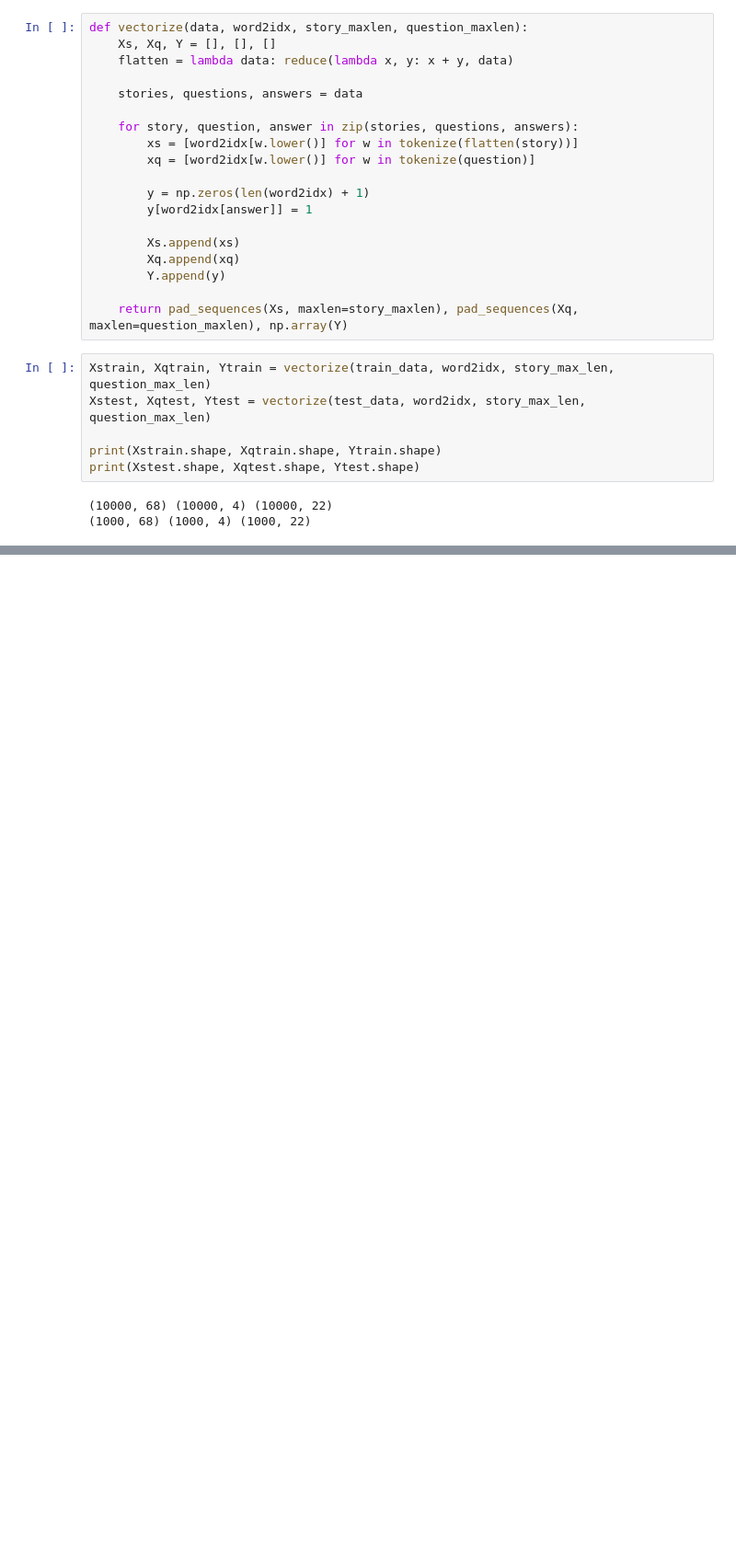
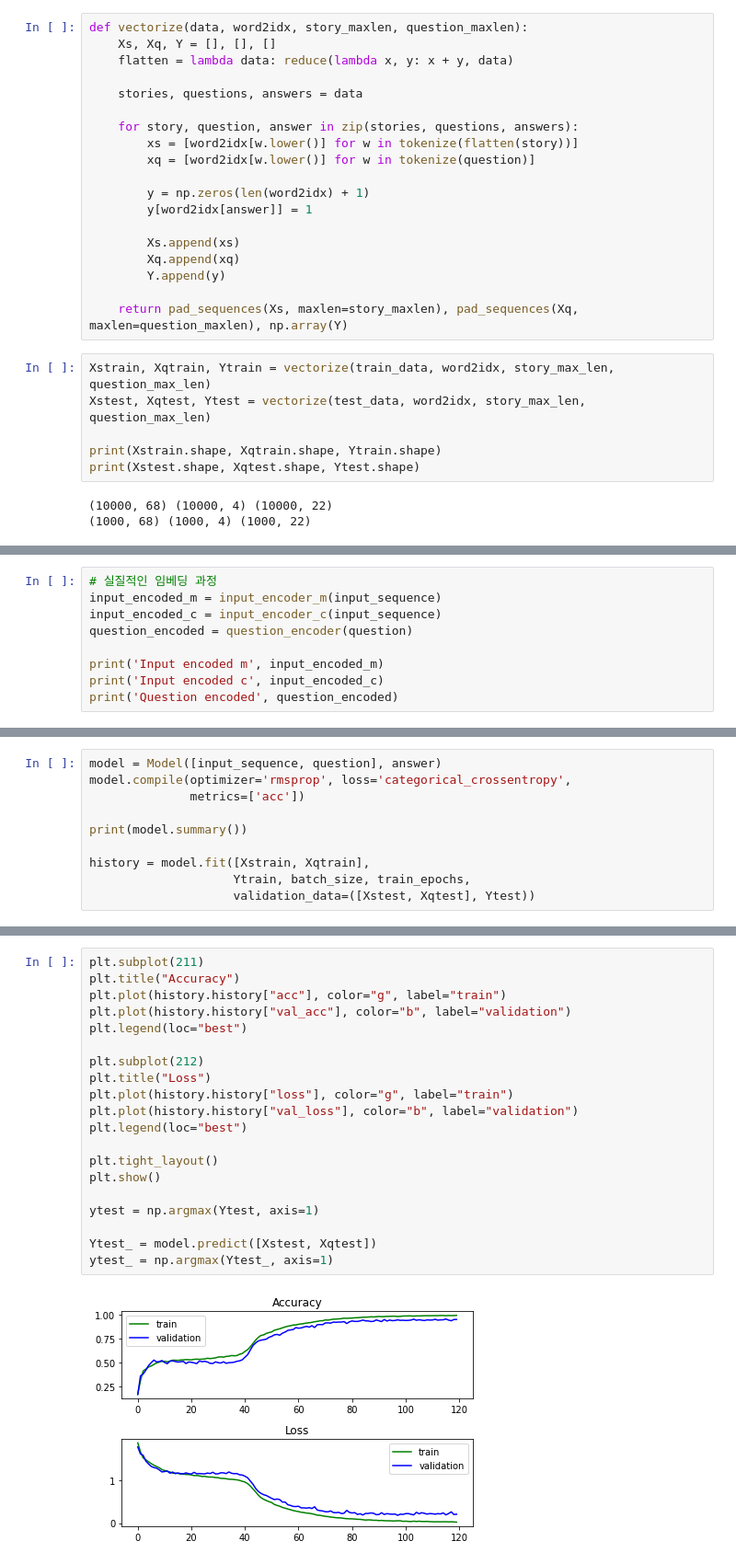
Before and after one commit to godpeny/laboratory, a Jupyter notebook: Study/NLP_Using_Deep_Learning/Question_Answering/memory_network.ipynb, the cells around one changed output, grey strips where cells are left out. Shown: that part at 92% size. Drawn from its saved outputs; the diff is of its cells as text; blank space fills up the shorter version.

Commit message:
study: [GSMSEPLC-21] Studying "NLP using Deep Learning" : finishing 'memory_network' example in "Question_Answering" ---  - finishing 'memory_network' example in "Question_Answering".

```diff
--- a/Study/NLP_Using_Deep_Learning/Question_Answering/memory_network.ipynb
+++ b/Study/NLP_Using_Deep_Learning/Question_Answering/memory_network.ipynb
@@ -131,0 +172,9 @@ print(Xstest.shape, Xqtest.shape, Ytest.shape)
+# %%
+# 실질적인 임베딩 과정
+input_encoded_m = input_encoder_m(input_sequence)
+input_encoded_c = input_encoder_c(input_sequence)
+question_encoded = question_encoder(question)
+
+print('Input encoded m', input_encoded_m)
+print('Input encoded c', input_encoded_c)
+print('Question encoded', question_encoded)
@@ -131,0 +209,10 @@ print(Xstest.shape, Xqtest.shape, Ytest.shape)
+# %%
+model = Model([input_sequence, question], answer)
+model.compile(optimizer='rmsprop', loss='categorical_crossentropy',
+              metrics=['acc'])
+
+print(model.summary())
+
+history = model.fit([Xstrain, Xqtrain],
+                    Ytrain, batch_size, train_epochs,
+                    validation_data=([Xstest, Xqtest], Ytest))
@@ -131,0 +237,22 @@ print(Xstest.shape, Xqtest.shape, Ytest.shape)
+# %%
+plt.subplot(211)
+plt.title("Accuracy")
+plt.plot(history.history["acc"], color="g", label="train")
+plt.plot(history.history["val_acc"], color="b", label="validation")
+plt.legend(loc="best")
+
+plt.subplot(212)
+plt.title("Loss")
+plt.plot(history.history["loss"], color="g", label="train")
+plt.plot(history.history["val_loss"], color="b", label="validation")
+plt.legend(loc="best")
+
+plt.tight_layout()
+plt.show()
+
+ytest = np.argmax(Ytest, axis=1)
+
+Ytest_ = model.predict([Xstest, Xqtest])
+ytest_ = np.argmax(Ytest_, axis=1)
+# %% [output]
+[figure, added]
```
Also changed, not shown: parts of 7 cells of this notebook.
